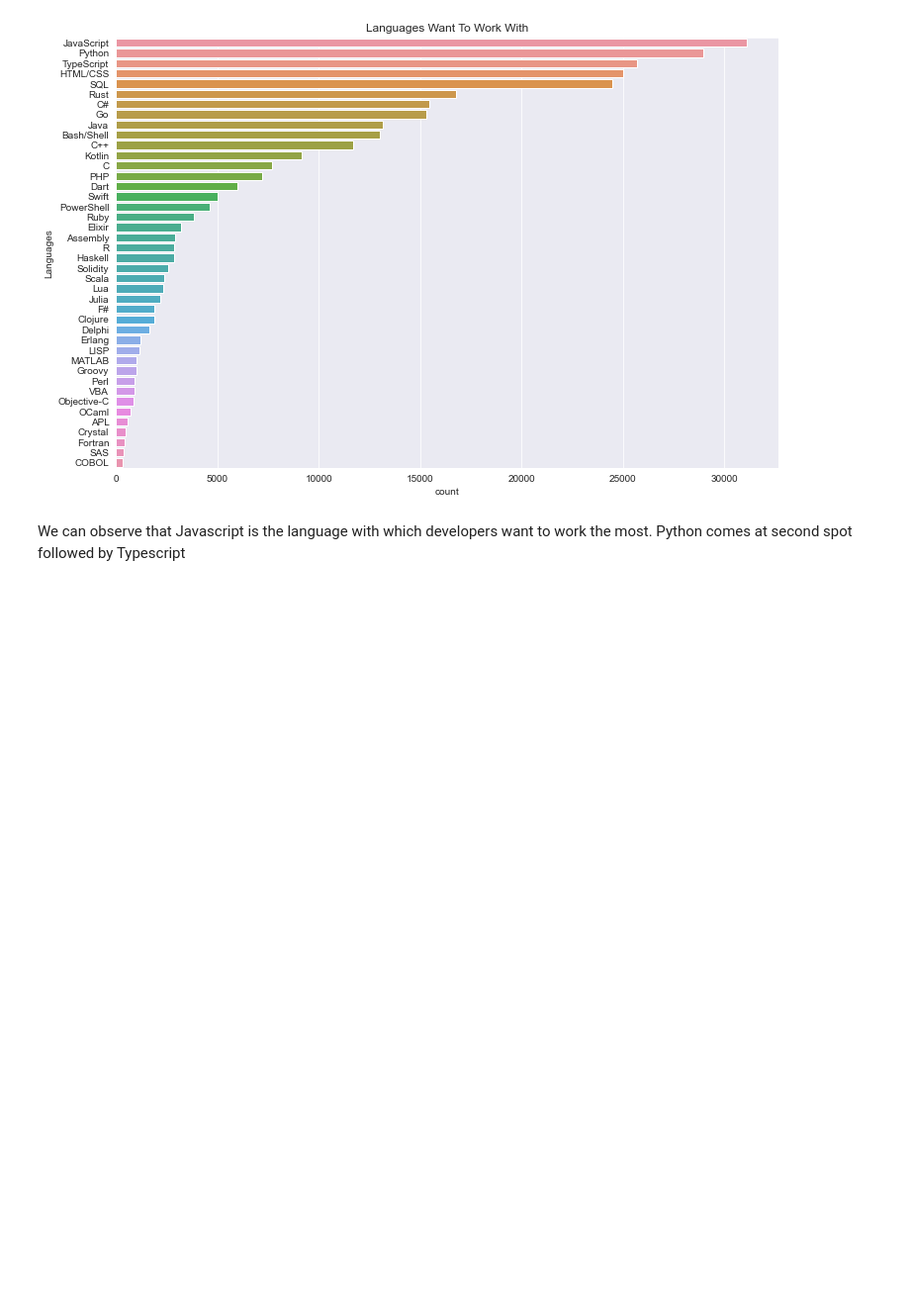
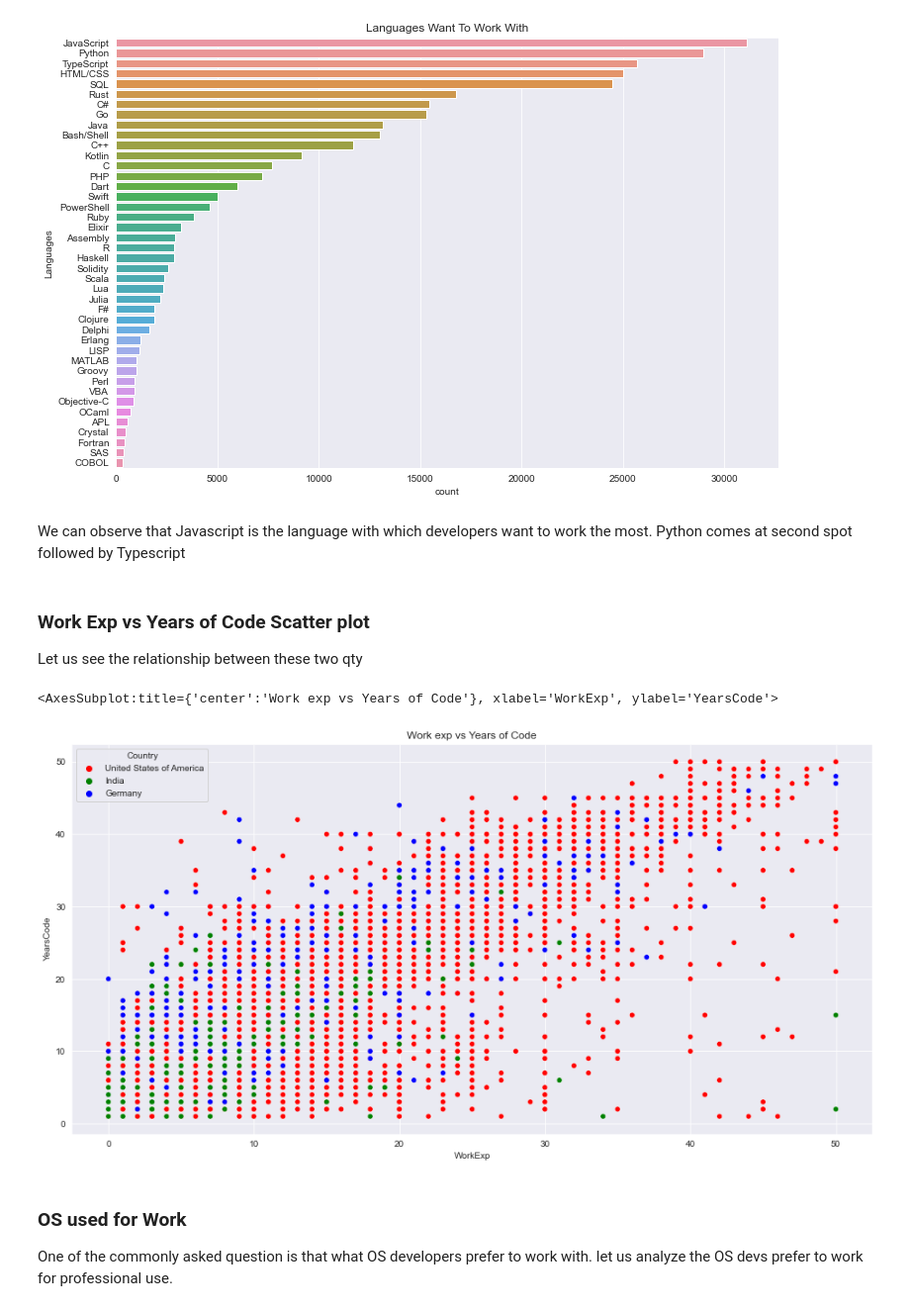
Before and after one commit to piyushrj100/Data_analysis, a Jupyter notebook: StackOverflow2022_EDA/Survey_2022.ipynb, the cells around one changed output. Shown at 99% size. Saved outputs shown, nothing was run; the diff lists cells and outputs as text; code cells hidden in the pictures; blank space fills up the shorter version.

```diff
--- a/StackOverflow2022_EDA/Survey_2022.ipynb
+++ b/StackOverflow2022_EDA/Survey_2022.ipynb
@@ -704,3 +704,22 @@ Text(0, 0.5, 'Languages')
 [figure]
 # %% [markdown]
 We can observe that Javascript is the language with which developers want to work the most. Python comes at second spot followed by Typescript
+# %% [markdown]
+### Work Exp vs Years of Code Scatter plot <br>
+
+Let us see the relationship between these two qty
+# %%
+plt.figure(figsize=(16, 8))
+
+top_countries = survey_select_df[(survey_select_df.Country=='India')
+|(survey_select_df.Country=='Germany')
+|(survey_select_df.Country=='United States of America')]
+plt.title("Work exp vs Years of Code")
+sns.scatterplot(data=top_countries,y="YearsCode",x="WorkExp",hue="Country",palette=['red','green','blue'])
+# %% [output]
+<AxesSubplot:title={'center':'Work exp vs Years of Code'}, xlabel='WorkExp', ylabel='YearsCode'>
+[figure, added]
+# %% [markdown]
+### OS used for Work
+
+One of the commonly asked question is that what OS developers prefer to work with. let us analyze the OS devs prefer to work for professional use.
```
Also changed, not shown: parts of 4 cells of this notebook.
